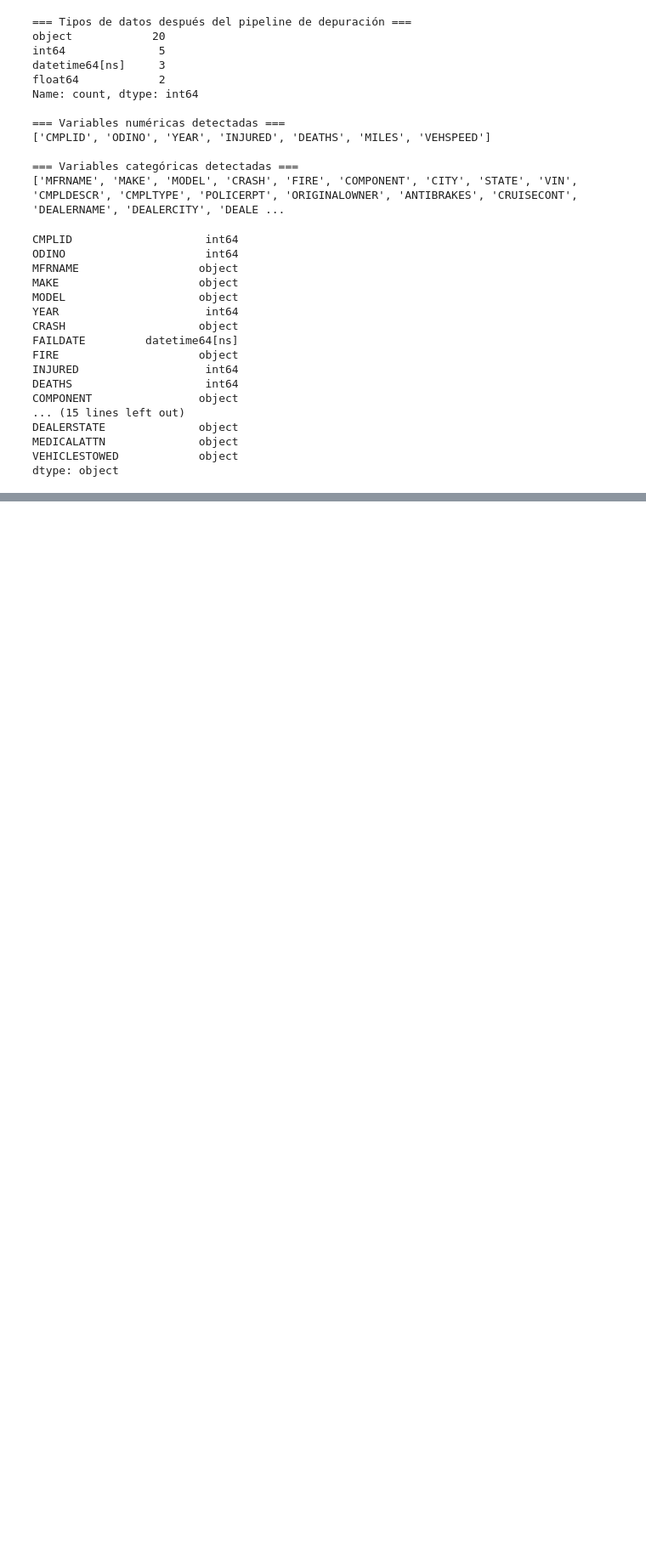
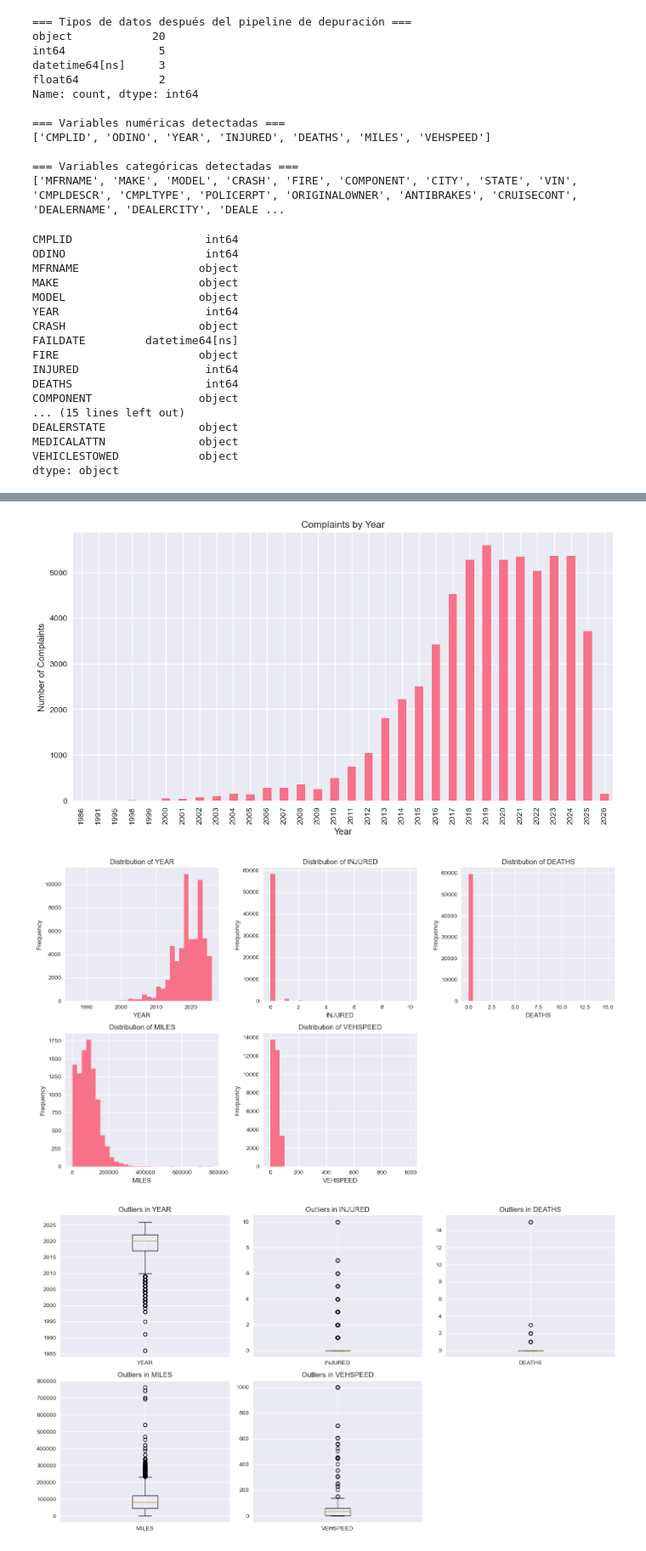
Before and after one commit to erikmoralestec/proyecto-integrador-grafos-de-conocimiento-llm, a Jupyter notebook: notebooks/01_EDA_UserComplaints.ipynb, the cells around one changed output, grey strips where cells are left out. Shown at 85% size. Cells and saved outputs as stored; diff of their text form; code cells hidden in the pictures; blank space fills up the shorter version.

Commit message:
UserComplaints actualización final

```diff
--- a/notebooks/01_EDA_UserComplaints.ipynb
+++ b/notebooks/01_EDA_UserComplaints.ipynb
@@ -1218,0 +396,80 @@ display(top_by_label.groupby('label').head(10))
+# %%
+
+# 1) Complaints by Year
+if "YEAR" in df.columns:
+    by_year = df["YEAR"].dropna().astype(int).value_counts().sort_index()
+    plt.figure(figsize=(12,6))
+    by_year.plot(kind="bar")
+    plt.title("Complaints by Year")
+    plt.xlabel("Year"); plt.ylabel("Number of Complaints")
+    plt.show()
+
+# 2) Distribuciones (hist) de numéricas
+prefer_order = ["YEAR","INJURED","DEATHS","MILES","VEHSPEED"]
+ordered = [c for c in prefer_order if c in numeric_cols]
+rest = [c for c in numeric_cols if c not in ordered]
+plot_cols = ordered + rest
+
+n = len(plot_cols)
+if n:
+    ncols = 3
+    nrows = int(np.ceil(n / ncols))
+    plt.figure(figsize=(14, 4*nrows))
+    for i, col in enumerate(plot_cols, 1):
+        plt.subplot(nrows, ncols, i)
+        # hist robusto
+        vals = pd.to_numeric(df[col], errors="coerce").dropna()
+        plt.hist(vals, bins=30)
+        plt.title(f"Distribution of {col}")
+        plt.xlabel(col); plt.ylabel("Frequency")
+    plt.tight_layout()
+    plt.show()
+
+# 4) Boxplots para outliers (subset útil)
+focus = [c for c in ["YEAR","INJURED","DEATHS","MILES","VEHSPEED"] if c in numeric_cols]
+if focus:
+    n = len(focus)
+    ncols = 3
+    nrows = int(np.ceil(n / ncols))
+    plt.figure(figsize=(14, 4*nrows))
+    for i, col in enumerate(focus, 1):
+        plt.subplot(nrows, ncols, i)
+        vals = pd.to_numeric(df[col], errors="coerce")
+        plt.boxplot(vals.dropna(), vert=True, labels=[col], showfliers=True)
+        plt.title(f"Outliers in {col}")
+    plt.tight_layout()
+    plt.show()
+
+# 5) Correlation heatmap (solo numéricas)
+if len(numeric_cols) >= 2:
+    corr = df[numeric_cols].corr(numeric_only=True)
+    plt.figure(figsize=(14,8))
+    sns.heatmap(corr, annot=True, fmt=".2f", cmap="coolwarm", center=0,
+                square=False, cbar_kws={'shrink':0.8})
+    plt.title("Correlation Matrix of Numerical Variables")
+    plt.tight_layout()
+    plt.show()
+
+# 6) Tendencias en este año
+
+df_temp = df.copy()
+df_temp['FAILDATE'] = pd.to_datetime(df_temp['FAILDATE'], format='%Y%m%d', errors='coerce')
+
+valid_dates = df_temp.dropna(subset=['FAILDATE'])
+
+if len(valid_dates) > 0:
+            # Monthly trends
+            monthly_counts = valid_dates.groupby(valid_dates['FAILDATE'].dt.to_period('M')).size()
+
+            plt.figure(figsize=(15, 6))
+            monthly_counts.plot(kind='line', marker='o')
+            plt.title('Complaints by Month')
+            plt.xlabel('Month')
+            plt.ylabel('Number of Complaints')
+            plt.xticks(rotation=45)
+            plt.tight_layout()
+            plt.show()
+# %% [output]
+[figure, added]
+[figure, added]
+[figure, added]
```
Also changed, not shown: parts of 71 cells of this notebook.
